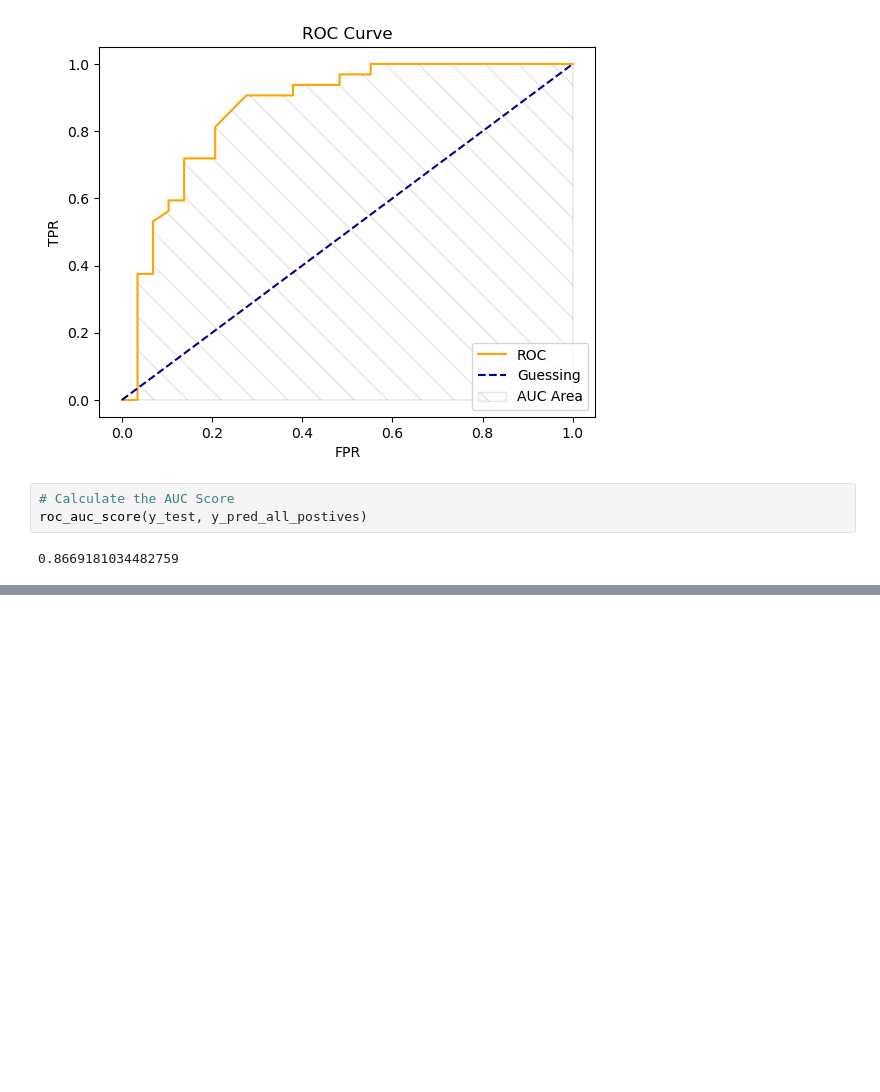
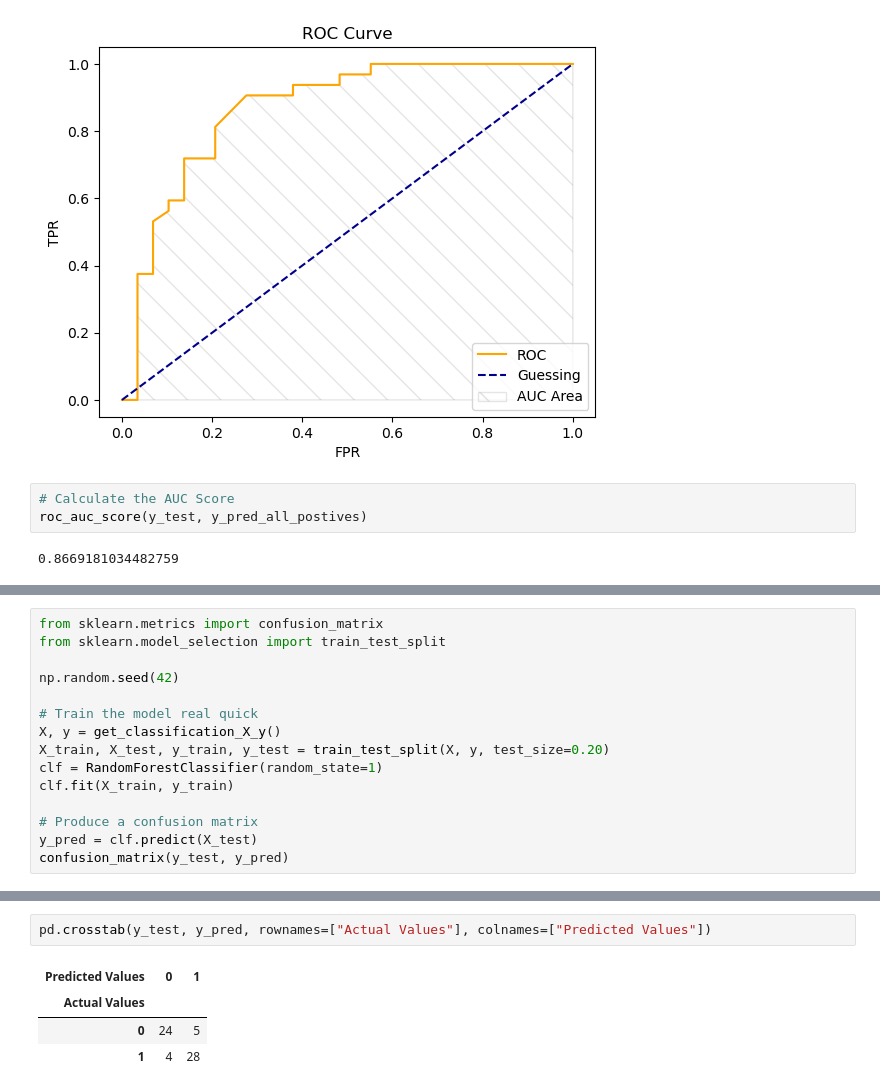
Before and after one commit to s-shifat/ml-notebooks, a Jupyter notebook: 3. Model Evaluation.ipynb, the cells around one changed output, grey strips where cells are left out. Saved outputs shown, nothing was run; the diff lists cells and outputs as text; blank space fills up the shorter version.

Commit message:
Confusion matrix | 3. Model Evaluation

```diff
--- a/3. Model Evaluation.ipynb
+++ b/3. Model Evaluation.ipynb
@@ -284,0 +292,15 @@ roc_auc_score(y_test, y_pred_all_postives)
+# %%
+from sklearn.metrics import confusion_matrix
+from sklearn.model_selection import train_test_split
+
+np.random.seed(42)
+
+# Train the model real quick
+X, y = get_classification_X_y()
+X_train, X_test, y_train, y_test = train_test_split(X, y, test_size=0.20)
+clf = RandomForestClassifier(random_state=1)
+clf.fit(X_train, y_train)
+
+# Produce a confusion matrix
+y_pred = clf.predict(X_test)
+confusion_matrix(y_test, y_pred)
@@ -284,0 +325,7 @@ roc_auc_score(y_test, y_pred_all_postives)
+# %%
+pd.crosstab(y_test, y_pred, rownames=["Actual Values"], colnames=["Predicted Values"])
+# %% [output]
+| Predicted Values | 0 | 1 |
+| Actual Values |  |  |
+| 0 | 24 | 5 |
+| 1 | 4 | 28 |
```
Also changed, not shown: parts of 10 cells of this notebook, 1 other file.
